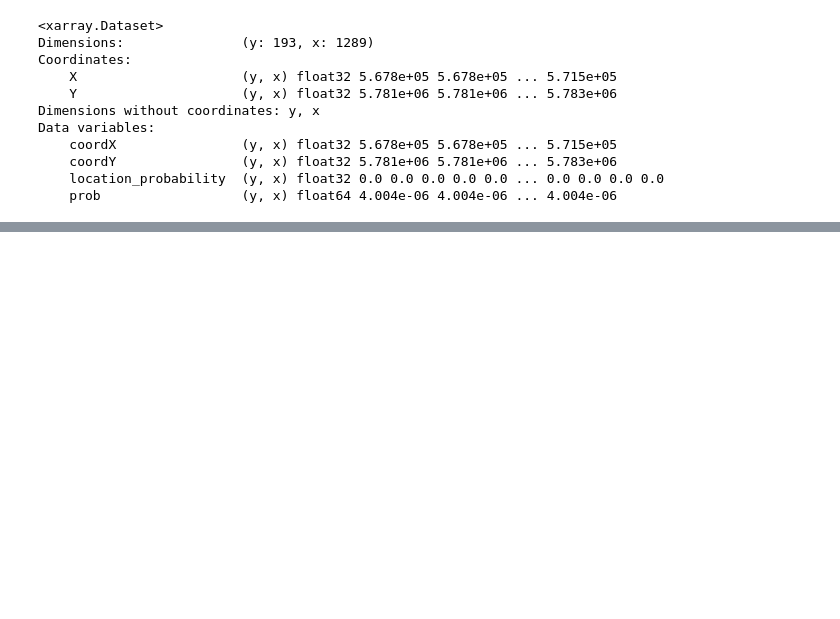
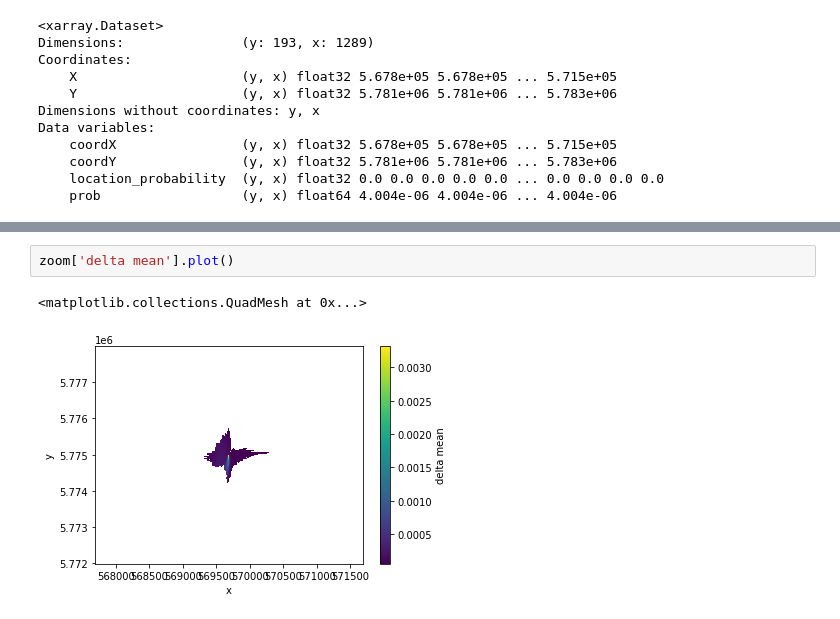
Before and after one commit to galendal/JGR17, a Jupyter notebook: all.ipynb, the cells around one changed output, grey strips where cells are left out. Drawn from its saved outputs; the diff is of its cells as text; blank space fills up the shorter version.

```diff
--- a/all.ipynb
+++ b/all.ipynb
@@ -46,0 +98,5 @@ array(1.)
+# %%
+zoom['delta mean'].plot()
+# %% [output]
+<matplotlib.collections.QuadMesh at 0x...>
+[figure, added]
```
Also changed, not shown: parts of 7 cells of this notebook, 1 other file.
